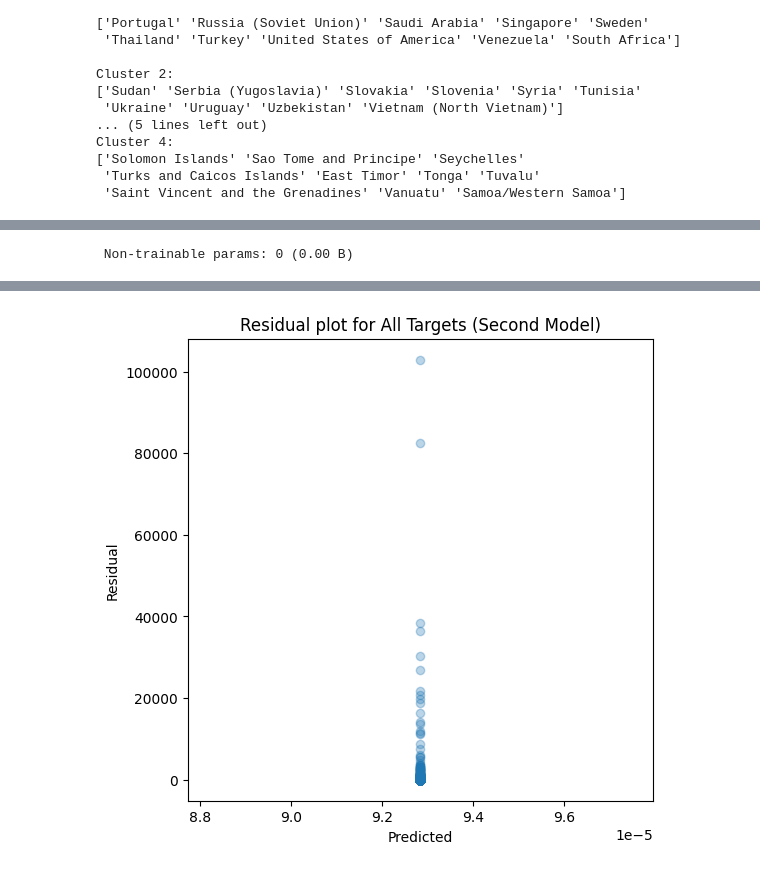
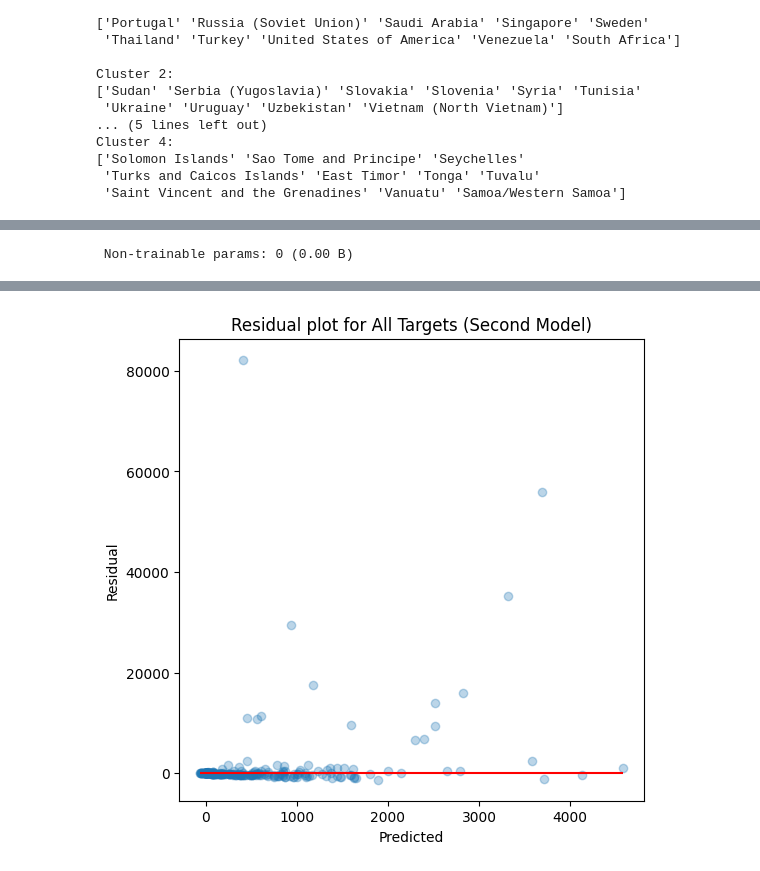
Before and after one commit to HugoTRDLE/advanced_data, a Jupyter notebook: Setup and Data.ipynb, the cells around one changed output, grey strips where cells are left out. Cells and saved outputs as stored; diff of their text form; code cells hidden in the pictures.

```diff
--- a/Setup and Data.ipynb
+++ b/Setup and Data.ipynb
@@ -872,3 +916,20 @@ main_df['region_cy']=main_df['region_cy'].astype('category').cat.codes
+# %%
+
+columns_to_check = ['sb_dyad_count_cy', 'incompatibility', 'sb_intrastate_main_govt_inv_incomp_cy',
+                    'sb_interstate_main_govt_inv_incomp_cy', 'ns_dyad_count_cy', 'os_dyad_count_cy',
+                    'os_main_govt_inv_cy', 'os_any_govt_inv_cy', 'os_nsgroup_inv_cy',
+                    'cumulative_total_deaths_parties_in_orgvio_cy', 'cumulative_total_deaths_civilians_in_orgvio_cy',
+                    'cumulative_total_deaths_in_orgvio_best_cy']
+
+# Check if all specified columns are equal to 0 and create a boolean mask
+mask = (main_df[columns_to_check] == 0).all(axis=1)
+
+# Filter the DataFrame to keep rows where the mask is False (i.e., not all specified columns are equal to 0)
+subset_df = main_df[~mask]
+
+target_columns = ['cumulative_total_deaths_parties_in_orgvio_cy',
+                  'cumulative_total_deaths_civilians_in_orgvio_cy',
+                  'cumulative_total_deaths_in_orgvio_best_cy']
 # %%
 
 ################################################
@@ -1108,64 +1163,51 @@ numeric_features_2 = [col for col in x_train_2.columns if col not in categorical
 # %%
 # Define the input dimension for the second model
 input_dim_2 = x_train_2.shape[1]
-
-# Define the custom learning rate scheduler
-def lr_scheduler(epoch, lr):
-    if epoch < 50:
-        return lr  # Keep the initial learning rate for the first 50 epochs
-    else:
-        return float(lr * tf.math.exp(-0.1))  # Decay the learning rate exponentially
 
 # Define your second model
 model_2 = Sequential()
 
 # Add layers to the second model
-model_2.add(Dense(108, activation='linear', input_shape=(input_dim_2,)))
-model_2.add(Dropout(0.1))
-model_2.add(Dense(54, activation='relu'))
-model_2.add(Dropout(0.1))
-model_2.add(Dense(32, activation='relu'))
-model_2.add(Dropout(0.1))
-model_2.add(Dense(6, activation='relu'))
-model_2.add(Dropout(0.1))
+model_2.add(Dense(64, activation='linear', input_shape=(input_dim_2,)))
+model_2.add(Dense(64, activation='linear'))
+model_2.add(Dense(64, activation='linear'))
 model_2.add(Dense(1, activation="linear"))
 
+
+initial_learning_rate_2 = 0.01
+optimizer_2 = Adam(learning_rate=initial_learning_rate_2)
+
 # Compile the second model
-model_2.compile(optimizer='adam', loss='mean_absolute_error', metrics=['mean_absolute_error'])
+model_2.compile(optimizer=optimizer_2, loss= "mean_absolute_error", metrics=['mean_absolute_error'])
 
 # Print the second model summary
 model_2.summary()
 
 # Define callbacks for the second model
-early_stopping_2 = EarlyStopping(monitor='val_loss', patience=10, restore_best_weights=True)
-reduce_lr_2 = LearningRateScheduler(lr_scheduler)
+# early_stopping_2 = EarlyStopping(monitor='val_loss', patience=10, restore_best_weights=True)
+reduce_lr_2 =  ReduceLROnPlateau(monitor = "val_loss", factor=0.1, patience=5, min_lr=1e-6)
 
 # Training the second model
 history_2 = model_2.fit(
     x_train_2, y_train_2,
     epochs=100,
     batch_size=32,
-    validation_data=(x_test_2, y_test_2),
-    callbacks=[early_stopping_2, reduce_lr_2]
+    validation_data=(x_validation_2, y_validation_2),
+    callbacks= reduce_lr_2
 )
 
 # Evaluate the second model
-loss_2, mae_2 = model_2.evaluate(x_test_2, y_test_2)
-print(f"Mean Absolute Error on test data (Second Model): {mae_2}")
+loss_2, mae_2 = model_2.evaluate(x_validation_2, y_validation_2)
+print(f"Mean Absolute Error on Validation data (Second Model): {mae_2}")
 
 # Make predictions with the second model
-y_pred_2 = model_2.predict(x_test_2)
+y_pred_2 = model_2.predict(x_validation_2)
 
-# Clip predictions to ensure non-negative values for the second model
-# y_pred_scaled_2 = np.clip(y_pred_scaled_2, 0, None)
-
-# Inverse transform predictions for the second model
-# y_pred_2 = scaler_y_2.inverse_transform(y_pred_scaled_2)
 
 # Calculate additional performance metrics for the second model
-mse_2 = mean_squared_error(y_test_2, y_pred_2)
+mse_2 = mean_squared_error(y_validation_2, y_pred_2)
 rmse_2 = np.sqrt(mse_2)
-r2_2 = r2_score(y_test_2, y_pred_2)
+r2_2 = r2_score(y_validation_2, y_pred_2)
 
 print(f"Mean Squared Error (Second Model): {mse_2}")
 print(f"Root Mean Squared Error (Second Model): {rmse_2}")
@@ -1173,15 +1215,15 @@ print(f"R-squared (Second Model): {r2_2}")
 
 # Scatter plots: Actual vs Predicted values for each target variable for the second model
 plt.figure(figsize=(6, 6))
-plt.scatter(y_test_2, y_pred_2, alpha=0.3)
-plt.plot([min(y_test_2), max(y_test_2)], [min(y_test_2), max(y_test_2)], color='red')
+plt.scatter(y_validation_2, y_pred_2, alpha=0.3)
+plt.plot([min(y_validation_2), max(y_validation_2)], [min(y_validation_2), max(y_validation_2)], color='red')
 plt.xlabel('Actual')
 plt.ylabel('Predicted')
 plt.title('Scatter plot for All Targets (Second Model)')
 plt.show()
 
 # Calculate residuals
-residuals_2 = y_test_2 - y_pred_2
+residuals_2 = y_validation_2 - y_pred_2
 
 # Residual plots for each target variable for the second model
 plt.figure(figsize=(6, 6))
@@ -1207,9 +1249,14 @@ y_pred_2_flat = y_pred_2.flatten()
 
 # Construct the DataFrame
 comparison_df_2 = pd.DataFrame({
-    'Actual_Best_Estimate': y_test_2.iloc[:, 0].values,
+    'Actual_Best_Estimate': y_validation_2.iloc[:, 0],
     'Predicted_Best_Estimate': y_pred_2_flat
 })
+
+
+# Unscale
+# y_validation_unscale_2 = scaler.inverse_transform(y_validation_2)
+# y_pred_unscale_2 = scaler.inverse_transform(y_pred_2)
 
 # Calculate metrics for training set for the second model
 train_rmse_2 = np.sqrt(mean_squared_error(y_train_2, model_2.predict(x_train_2)))
@@ -1217,9 +1264,9 @@ train_mae_2 = mean_absolute_error(y_train_2, model_2.predict(x_train_2))
 train_r2_2 = r2_score(y_train_2, model_2.predict(x_train_2))
 
 # Calculate metrics for test set for the second model
-test_rmse_2 = np.sqrt(mean_squared_error(y_test_2, y_pred_2))
-test_mae_2 = mean_absolute_error(y_test_2, y_pred_2)
-test_r2_2 = r2_score(y_test_2, y_pred_2)
+test_rmse_2 = np.sqrt(mean_squared_error(y_validation_2, y_pred_2))
+test_mae_2 = mean_absolute_error(y_validation_2, y_pred_2)
+test_r2_2 = r2_score(y_validation_2, y_pred_2)
 
 # Create DataFrame for comparison for the second model
 comparison_metrics_df_2 = pd.DataFrame({
@@ -1272 +1313 @@ R-squared (Second Model): -0.015854455417751545
-[figure, old version]
+[figure, new version]
```
Also changed, not shown: parts of 28 cells of this notebook, 3 other files.
